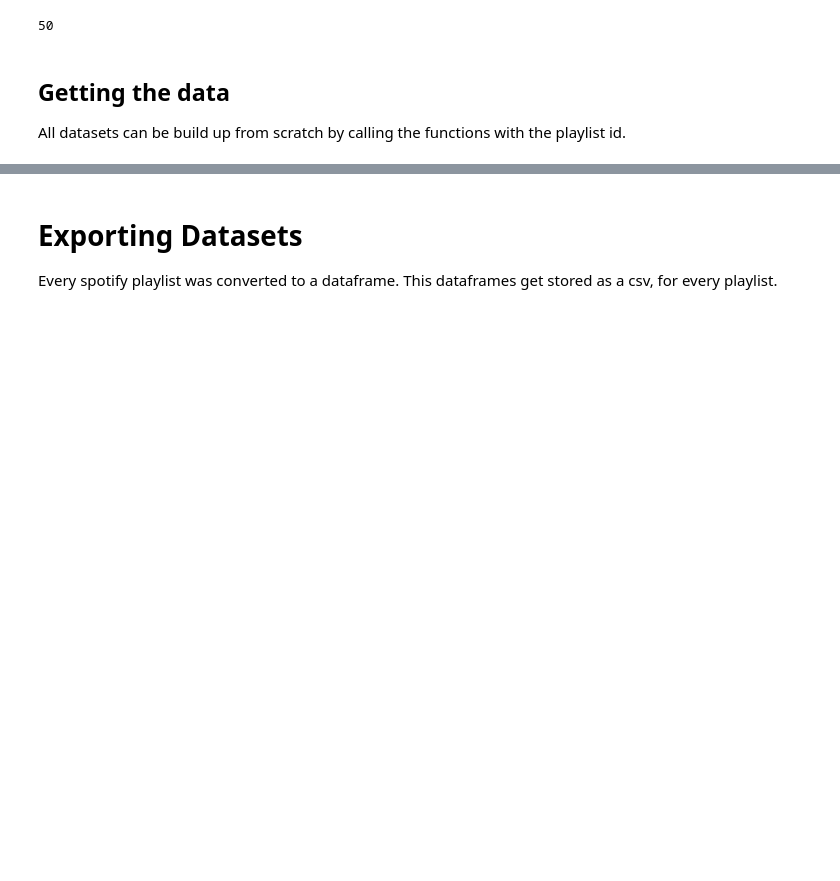
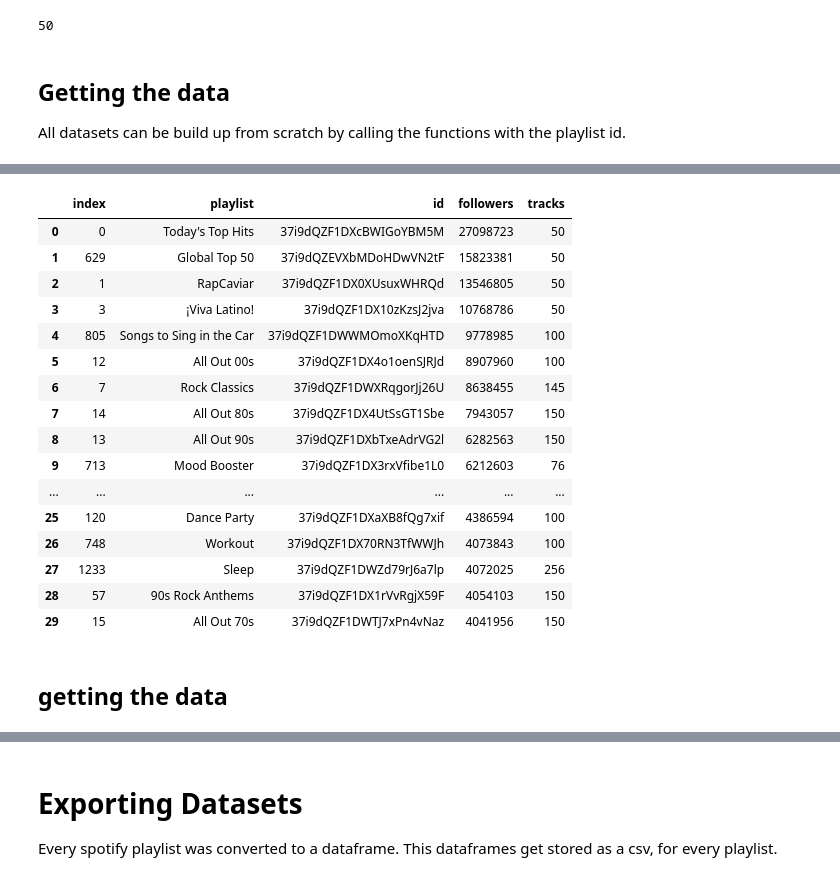
Before and after one commit to gab-lue/spotify_build_dataset, a Jupyter notebook: spotify_api+web1.ipynb, the cells around one changed output, grey strips where cells are left out. Drawn from its saved outputs; the diff is of its cells as text; code cells hidden in the pictures; blank space fills up the shorter version.

```diff
--- a/spotify_api+web1.ipynb
+++ b/spotify_api+web1.ipynb
@@ -1395,0 +2021,23 @@ hits20.head()
+# %%
+new1 =df_plst.sort_values(by='followers',ascending=False)
+new1.query('followers>2000000').reset_index().head(30)
+# %% [output]
+|  | index | playlist | id | followers | tracks |
+| 0 | 0 | Today's Top Hits | 37i9dQZF1DXcBWIGoYBM5M | 27098723 | 50 |
+| 1 | 629 | Global Top 50 | 37i9dQZEVXbMDoHDwVN2tF | 15823381 | 50 |
+| 2 | 1 | RapCaviar | 37i9dQZF1DX0XUsuxWHRQd | 13546805 | 50 |
+| 3 | 3 | ¡Viva Latino! | 37i9dQZF1DX10zKzsJ2jva | 10768786 | 50 |
+| 4 | 805 | Songs to Sing in the Car | 37i9dQZF1DWWMOmoXKqHTD | 9778985 | 100 |
+| 5 | 12 | All Out 00s | 37i9dQZF1DX4o1oenSJRJd | 8907960 | 100 |
+| 6 | 7 | Rock Classics | 37i9dQZF1DWXRqgorJj26U | 8638455 | 145 |
+| 7 | 14 | All Out 80s | 37i9dQZF1DX4UtSsGT1Sbe | 7943057 | 150 |
+| 8 | 13 | All Out 90s | 37i9dQZF1DXbTxeAdrVG2l | 6282563 | 150 |
+| 9 | 713 | Mood Booster | 37i9dQZF1DX3rxVfibe1L0 | 6212603 | 76 |
+| ... | ... | ... | ... | ... | ... |
+| 25 | 120 | Dance Party | 37i9dQZF1DXaXB8fQg7xif | 4386594 | 100 |
+| 26 | 748 | Workout | 37i9dQZF1DX70RN3TfWWJh | 4073843 | 100 |
+| 27 | 1233 | Sleep | 37i9dQZF1DWZd79rJ6a7lp | 4072025 | 256 |
+| 28 | 57 | 90s Rock Anthems | 37i9dQZF1DX1rVvRgjX59F | 4054103 | 150 |
+| 29 | 15 | All Out 70s | 37i9dQZF1DWTJ7xPn4vNaz | 4041956 | 150 |
+# %% [markdown]
+## getting the data
```
Also changed, not shown: parts of 79 cells of this notebook, 25 other files.
